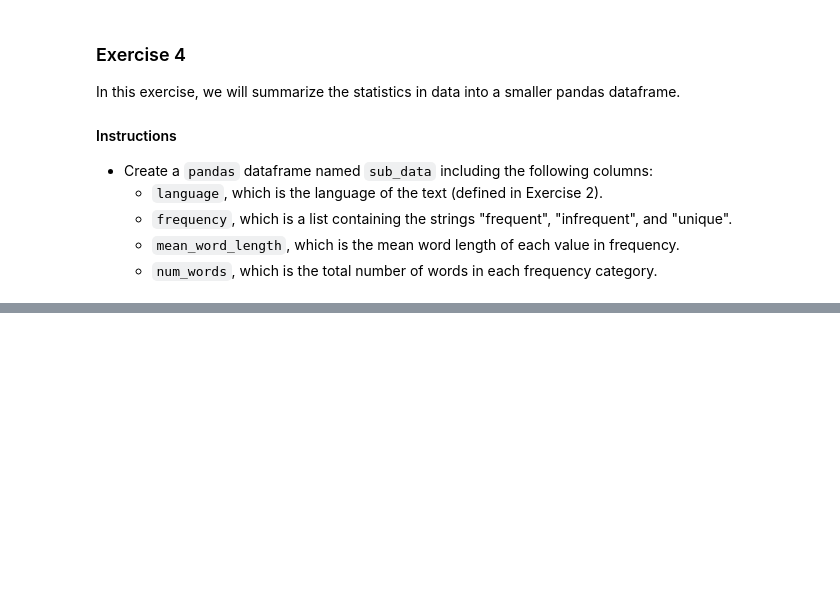
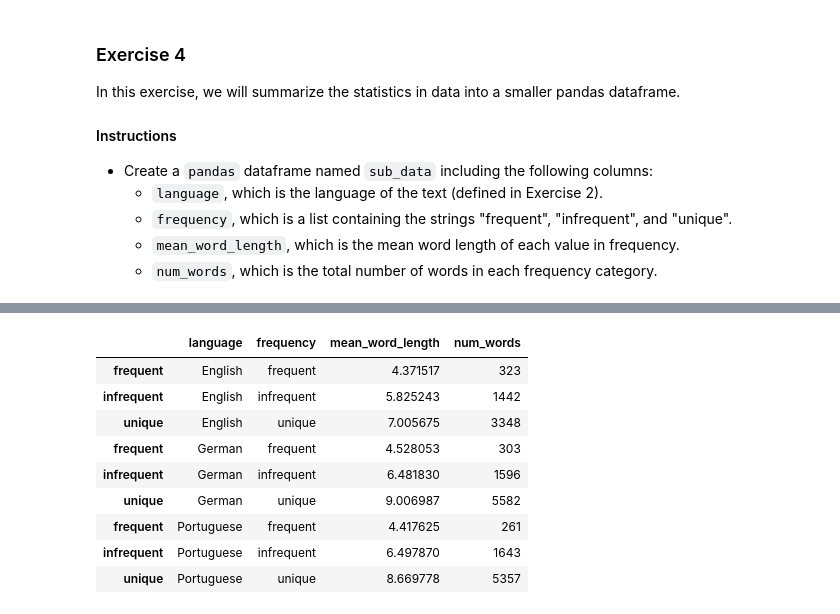
Before and after one commit to divyesh-mistry/Python_for_Research, a Jupyter notebook: hw3_solution.ipynb, the cells around one changed output, grey strips where cells are left out. Cells and saved outputs as stored; diff of their text form; code cells hidden in the pictures; blank space fills up the shorter version.

```diff
--- a/hw3_solution.ipynb
+++ b/hw3_solution.ipynb
@@ -166,0 +186,41 @@ In this exercise, we will summarize the statistics in data into a smaller pandas
+# %%
+def summarize_text(language, text):
+    counted_text = count_words_fast(text)
+
+    data = pd.DataFrame({
+        "word": list(counted_text.keys()),
+        "count": list(counted_text.values())
+    })
+
+    data.loc[data["count"] > 10,  "frequency"] = "frequent"
+    data.loc[data["count"] <= 10, "frequency"] = "infrequent"
+    data.loc[data["count"] == 1,  "frequency"] = "unique"
+
+    data["length"] = data["word"].apply(len)
+
+    sub_data = pd.DataFrame({
+        "language": language,
+        "frequency": ["frequent","infrequent","unique"],
+        "mean_word_length": data.groupby(by = "frequency")["length"].mean(),
+        "num_words": data.groupby(by = "frequency").size()
+    })
+
+    return(sub_data)
+grouped_data = pd.DataFrame(columns = ["language", "frequency", "mean_word_length", "num_words"])
+for i in range(hamlets.shape[0]):
+    language,text=hamlets.iloc[i]
+    sub_data = summarize_text(language,text)
+    grouped_data = grouped_data.append(sub_data)
+# write your code here!
+grouped_data
+# %% [output]
+|  | language | frequency | mean_word_length | num_words |
+| frequent | English | frequent | 4.371517 | 323 |
+| infrequent | English | infrequent | 5.825243 | 1442 |
+| unique | English | unique | 7.005675 | 3348 |
+| frequent | German | frequent | 4.528053 | 303 |
+| infrequent | German | infrequent | 6.481830 | 1596 |
+| unique | German | unique | 9.006987 | 5582 |
+| frequent | Portuguese | frequent | 4.417625 | 261 |
+| infrequent | Portuguese | infrequent | 6.497870 | 1643 |
+| unique | Portuguese | unique | 8.669778 | 5357 |
```
Also changed, not shown: parts of 8 cells of this notebook.
